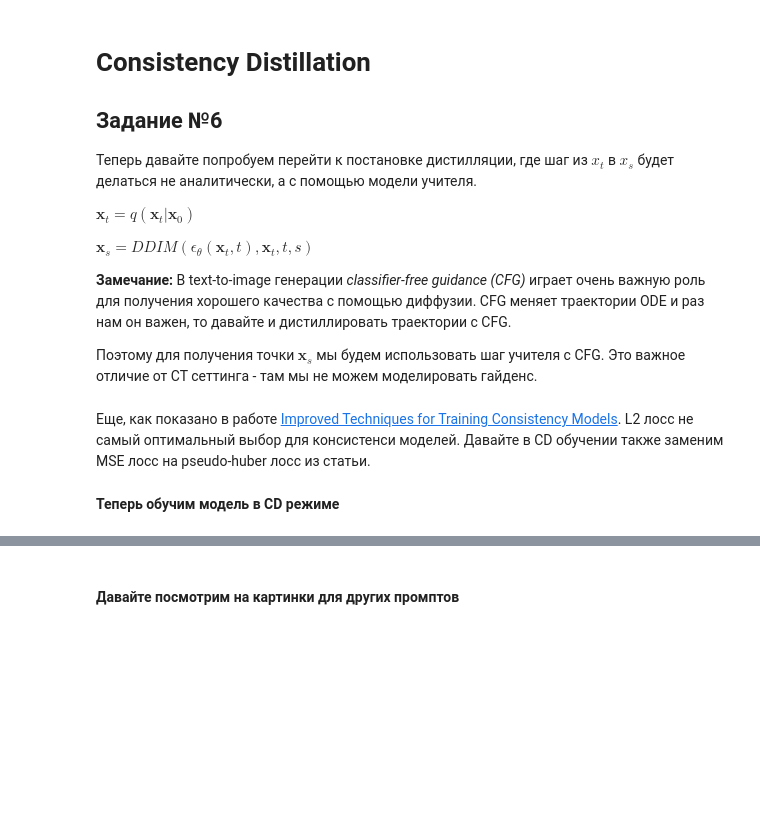
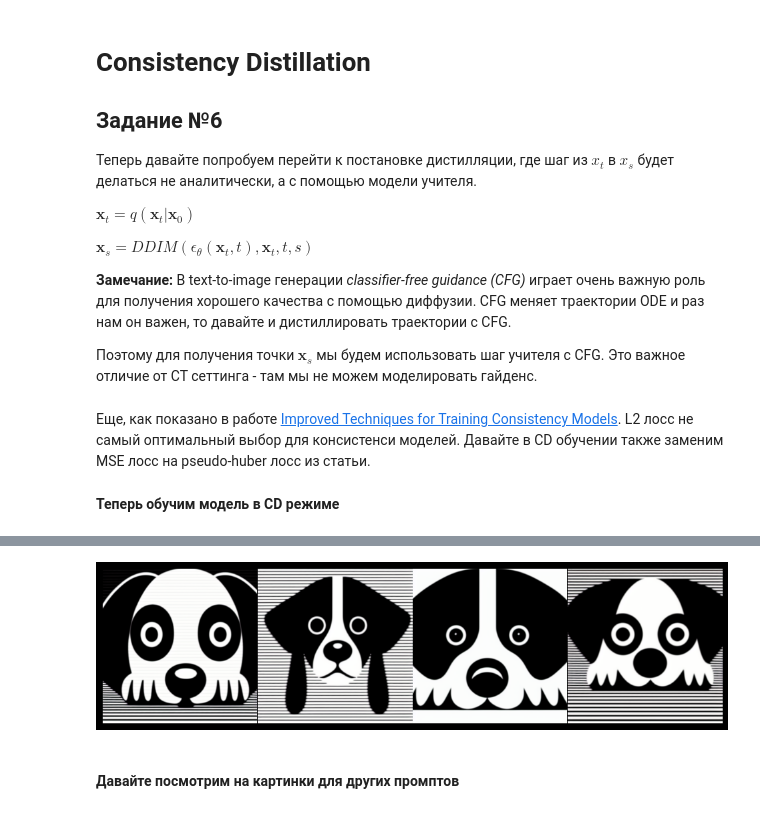
Before and after one commit to AxesAccess/CV_week, a Jupyter notebook: CV week_итоговое задание_consistency_models_empty.ipynb, the cells around one changed output, grey strips where cells are left out. Drawn from its saved outputs; the diff is of its cells as text; code cells hidden in the pictures; blank space fills up the shorter version.

Commit message:
Funny images

```diff
--- a/CV week_итоговое задание_consistency_models_empty.ipynb
+++ b/CV week_итоговое задание_consistency_models_empty.ipynb
@@ -1076,5 +1072,12 @@ def get_xs_from_xt_with_teacher(
 
     return x_s
+# %%
+# Сразу зададим внутрь модель учителя и guidance_scale
+get_xs_from_xt_with_teacher = functools.partial(
+    get_xs_from_xt_with_teacher,
+    teacher_unet=teacher_unet.to(torch.float32),
+    guidance_scale=7.5,
+)
 # %% [markdown]
 Еще, как показано в работе [Improved Techniques for Training Consistency Models](https://arxiv.org/pdf/2310.14189).
 L2 лосс не самый оптимальный выбор для консистенси моделей.
@@ -1101,3 +1130,29 @@ assert cm_unet.active_adapter == "cd"
+# %%
+def train_loop(model, pipe, train_dataloader, optimizer, loss_fn, num_grad_accum=1):
+    # Initialize GradScaler for mixed precision
+    scaler = torch.cuda.amp.GradScaler()
+
+    for i, batch in enumerate(tqdm(train_dataloader)):
+        # optimizer.zero_grad(set_to_none=True)
+        if i % num_grad_accum == 0:
+            optimizer.zero_grad(set_to_none=True)
+
+        # Gradient accumulation
+        for _ in range(num_grad_accum):
+            latents, prompt_embeds = prepare_batch(batch, pipe)
+
+            with torch.cuda.amp.autocast():  # Forward pass with mixed precision
+                loss = loss_fn(latents, prompt_embeds, model, pipe.scheduler).mean()
+
+        # Обновляем параметры
+        # loss.requires_grad = True
+        scaler.scale(loss).backward()
+
+        # Optimizer step
+        scaler.step(optimizer)
+        scaler.update()
+
+        print(f"Loss: {loss.detach().item()}")
 # %%
 num_grad_accum = 2  # обновляем параметры каждые 2 шага
 
@@ -1115,14 +1192,24 @@ train_loop(cm_unet, pipe, train_dataloader, optimizer, cd_loss, num_grad_accum)
 # %%
 # Подставляем нашу новую обученную модель в пайплайн
 pipe.unet = cm_unet.eval().to(torch.float16)
-assert cm_unet.active_adapter == 'cd'
+assert cm_unet.active_adapter == "cd"
 
 generator = torch.Generator(device="cuda").manual_seed(0)
 guidance_scale = 0
 
-images = <YOUR CODE HERE>
+images = consistency_sampling(
+    pipe=pipe,
+    prompt="A sad puppy with large eyes",
+    num_inference_steps=50,
+    generator=generator,
+    num_images_per_prompt=4,
+    guidance_scale=guidance_scale,
+)
+
 
 visualize_images(images)
+# %% [output]
+[figure, added]
 # %% [markdown]
 #### Давайте посмотрим на картинки для других промптов
 # %%
```
Also changed, not shown: parts of 22 cells of this notebook.
